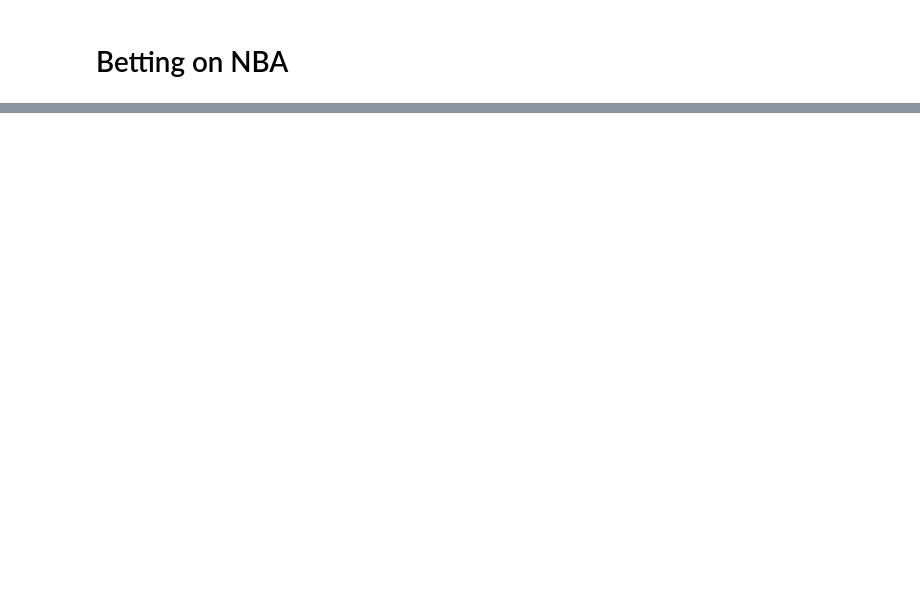
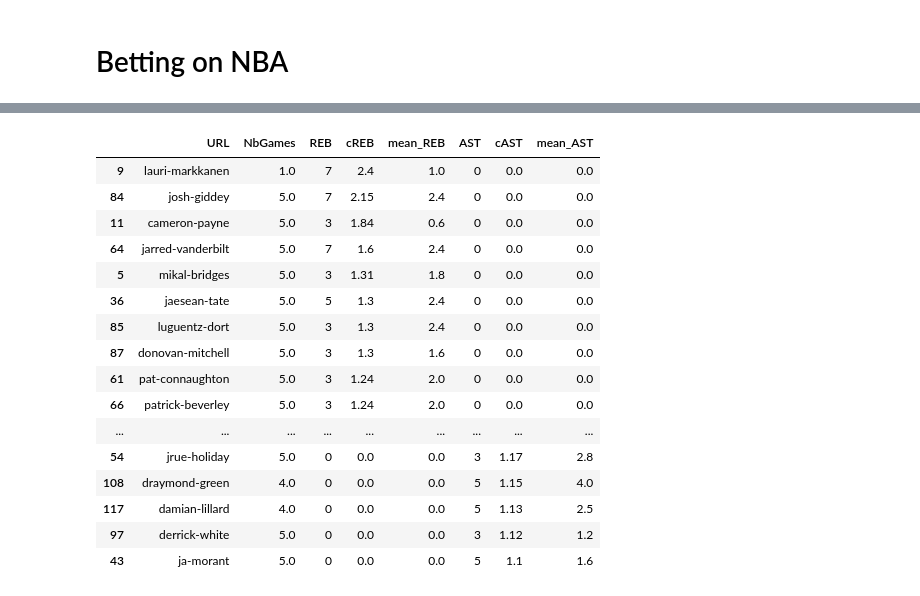
Before and after one commit to Shaakon35/NBA_Betting, a Jupyter notebook: Player_Stats.ipynb, the cells around one changed output, grey strips where cells are left out. Drawn from its saved outputs; the diff is of its cells as text; code cells hidden in the pictures; blank space fills up the shorter version.

```diff
--- a/Player_Stats.ipynb
+++ b/Player_Stats.ipynb
@@ -440,0 +598,43 @@ final[['URL', 'NbGames', 'res_PTS_REB_AST', 'res_PTS_REB', 'res_PTS_AST', 'res_R
+# %%
+df_REB_ASS = datasets[5]
+
+final = df2.merge(df_REB_ASS, on=["FullName"], how='left')
+final["cREB"] = final.apply(lambda p : 0 if (NPerf("REB", p["REB","min"])=="0") else p["Odd" + str(NPerf("REB", p["REB","min"])) + "REB+"], axis=1)
+final["REB"] = final.apply(lambda p : NPerf("REB", p["REB","min"]), axis=1)
+final["cAST"] = final.apply(lambda p : 0 if (NPerf("AST", p["AST","min"])=="0") else p["Odd" + str(NPerf("AST", p["AST","min"])) + "AST+"], axis=1)
+final["AST"] = final.apply(lambda p : NPerf("AST", p["AST","min"]), axis=1)
+final["res"] = final["cREB"]+final["cAST"]
+
+final = final[(final['res']>=1)
+             ]
+final["mean_REB"] = final.apply(lambda p : 0 if(p["REB"]=="0") else round(float(p["REB","mean"]) - float(p["REB"]),2), axis=1)
+final["mean_AST"] = final.apply(lambda p : 0 if(p["AST"]=="0") else round(float(p["AST","mean"]) - float(p["AST"]),2), axis=1)
+final["URL"] = final["URL",""]
+final = final.sort_values(["cREB", "cAST"], ascending=False)
+final["NbGames"] = final["NbGames",""]
+final = final[(final['res']>=1.1)
+             ]
+
+final[['URL', 'NbGames', 'REB', 'cREB', 'mean_REB', 'AST', 'cAST', 'mean_AST'
+       #,'res_20PTS', 'res_25PTS', 'res_30PTS'
+      ]].style.format(make_clickable).background_gradient(cmap=cm, subset=['cREB', 'cAST'
+                                                                          ]).background_gradient(cmap=bl, subset=['mean_REB', 'mean_AST'
+                                                                                                                 ]).set_precision(0)
+# %% [output]
+|  | URL | NbGames | REB | cREB | mean_REB | AST | cAST | mean_AST |
+| 9 | lauri-markkanen | 1.0 | 7 | 2.4 | 1.0 | 0 | 0.0 | 0.0 |
+| 84 | josh-giddey | 5.0 | 7 | 2.15 | 2.4 | 0 | 0.0 | 0.0 |
+| 11 | cameron-payne | 5.0 | 3 | 1.84 | 0.6 | 0 | 0.0 | 0.0 |
+| 64 | jarred-vanderbilt | 5.0 | 7 | 1.6 | 2.4 | 0 | 0.0 | 0.0 |
+| 5 | mikal-bridges | 5.0 | 3 | 1.31 | 1.8 | 0 | 0.0 | 0.0 |
+| 36 | jaesean-tate | 5.0 | 5 | 1.3 | 2.4 | 0 | 0.0 | 0.0 |
+| 85 | luguentz-dort | 5.0 | 3 | 1.3 | 2.4 | 0 | 0.0 | 0.0 |
+| 87 | donovan-mitchell | 5.0 | 3 | 1.3 | 1.6 | 0 | 0.0 | 0.0 |
+| 61 | pat-connaughton | 5.0 | 3 | 1.24 | 2.0 | 0 | 0.0 | 0.0 |
+| 66 | patrick-beverley | 5.0 | 3 | 1.24 | 2.0 | 0 | 0.0 | 0.0 |
+| ... | ... | ... | ... | ... | ... | ... | ... | ... |
+| 54 | jrue-holiday | 5.0 | 0 | 0.0 | 0.0 | 3 | 1.17 | 2.8 |
+| 108 | draymond-green | 4.0 | 0 | 0.0 | 0.0 | 5 | 1.15 | 4.0 |
+| 117 | damian-lillard | 4.0 | 0 | 0.0 | 0.0 | 5 | 1.13 | 2.5 |
+| 97 | derrick-white | 5.0 | 0 | 0.0 | 0.0 | 3 | 1.12 | 1.2 |
+| 43 | ja-morant | 5.0 | 0 | 0.0 | 0.0 | 5 | 1.1 | 1.6 |
```
Also changed, not shown: parts of 9 cells of this notebook, 6 other files.
